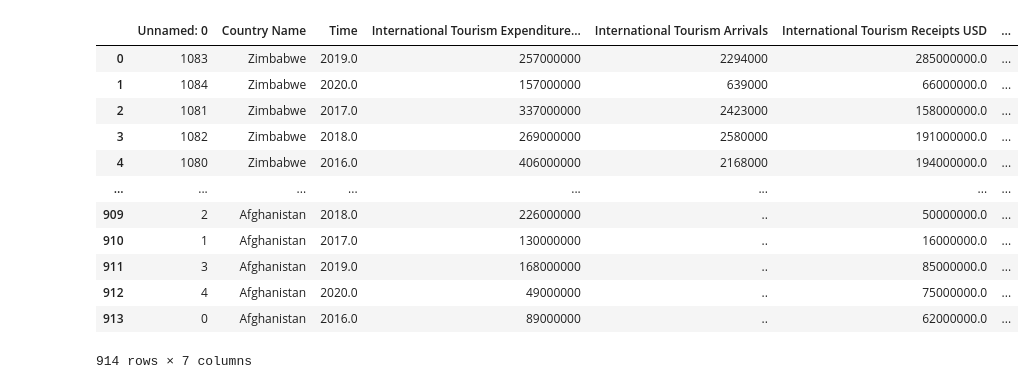
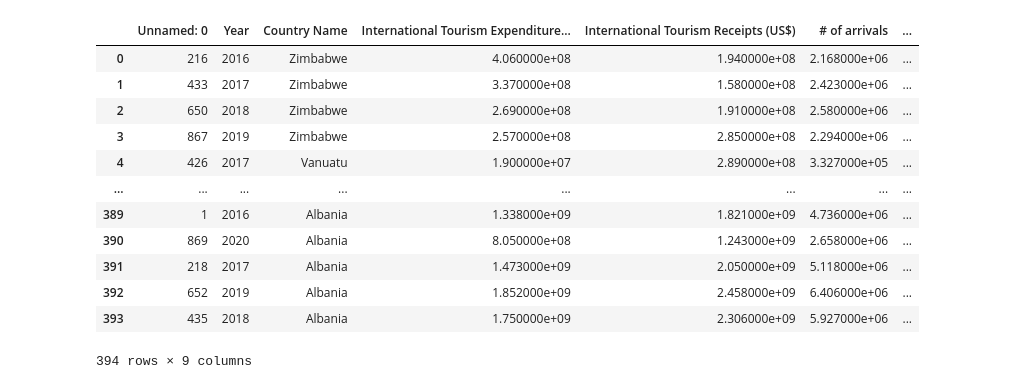
Before and after one commit to Cameron762/Project-1-11, a Jupyter notebook: Jupyter/Tourism.ipynb, the cells around one changed output. Saved outputs shown, nothing was run; the diff lists cells and outputs as text; code cells hidden in the pictures.

```diff
--- a/Jupyter/Tourism.ipynb
+++ b/Jupyter/Tourism.ipynb
@@ -4,5 +5,5 @@ from pathlib import Path
 # %%
-df = Path("../Resources/data.csv")
+df = Path("../Resources/tourismdata.csv")
 dfdf= pd.read_csv(df)
 dfdf.head(10)
 # %% [output]
@@ -30,7 +45,10 @@ cleandf.head()
 # %%
-df_clean = cleandf.rename(columns={"GDP (current US$) [NY.GDP.MKTP.CD]":"GDP in USD",
-"International tourism, receipts (current US$) [ST.INT.RCPT.CD]":"International Tourism Receipts USD",
-"International tourism, expenditures (current US$) [ST.INT.XPND.CD]":"International Tourism Expenditures USD",
-"International tourism, number of arrivals [ST.INT.ARVL]":"International Tourism Arrivals"})
-df_clean.head()
+renamed_df = cleandf.rename(columns={"Time":"Year",
+                                "International tourism, expenditures (current US$) [ST.INT.XPND.CD]":"International Tourism Expenditures (US$)",
+                                "International tourism, receipts (current US$) [ST.INT.RCPT.CD]":"International Tourism Receipts (US$)",
+                                "International tourism, number of arrivals [ST.INT.ARVL]":"# of arrivals",
+                                "International tourism, number of departures [ST.INT.DPRT]":"# of departures",
+                                "Population, total [SP.POP.TOTL]":"Total Population",
+                                  "GDP (current US$) [NY.GDP.MKTP.CD]":"GDP (US$)"})
+renamed_df.head()
 # %% [output]
@@ -43,4 +61,4 @@ df_clean.head()
 # %%
-dfclean = df_clean.drop(["Time Code","Country Code",],axis = 1)
+dfclean = renamed_df.drop(["Time Code","Country Code",],axis = 1)
 dfclean.head()
 # %% [output]
@@ -63,4 +99,6 @@ dtype: int64
 # %%
-clean = dfclean.dropna(how = "any")
+cleanrep = dfclean.replace('..', np.nan)
+clean = cleanrep.dropna(how = "any")
+
 clean.count()
 # %% [output]
@@ -85,18 +142,18 @@ dtype: int64
 # %%
-cleanddddf.to_csv("../Resources/cleandata.csv")
-file = Path("../Resources/cleandata.csv")
+clean.to_csv("../Resources/clean2data.csv")
+file = Path("../Resources/clean2data.csv")
 pd.read_csv(file)
 # %% [output]
-|  | Unnamed: 0 | Country Name | Time | International Tourism Expenditure... | International Tourism Arrivals | International Tourism Receipts USD | ... |
-| 0 | 1083 | Zimbabwe | 2019.0 | 257000000 | 2294000 | 285000000.0 | ... |
-| 1 | 1084 | Zimbabwe | 2020.0 | 157000000 | 639000 | 66000000.0 | ... |
-| 2 | 1081 | Zimbabwe | 2017.0 | 337000000 | 2423000 | 158000000.0 | ... |
-| 3 | 1082 | Zimbabwe | 2018.0 | 269000000 | 2580000 | 191000000.0 | ... |
-| 4 | 1080 | Zimbabwe | 2016.0 | 406000000 | 2168000 | 194000000.0 | ... |
+|  | Unnamed: 0 | Year | Country Name | International Tourism Expenditure... | International Tourism Receipts (US$) | # of arrivals | ... |
+| 0 | 216 | 2016 | Zimbabwe | 4.060000e+08 | 1.940000e+08 | 2.168000e+06 | ... |
+| 1 | 433 | 2017 | Zimbabwe | 3.370000e+08 | 1.580000e+08 | 2.423000e+06 | ... |
+| 2 | 650 | 2018 | Zimbabwe | 2.690000e+08 | 1.910000e+08 | 2.580000e+06 | ... |
+| 3 | 867 | 2019 | Zimbabwe | 2.570000e+08 | 2.850000e+08 | 2.294000e+06 | ... |
+| 4 | 426 | 2017 | Vanuatu | 1.900000e+07 | 2.890000e+08 | 3.327000e+05 | ... |
 | ... | ... | ... | ... | ... | ... | ... | ... |
-| 909 | 2 | Afghanistan | 2018.0 | 226000000 | .. | 50000000.0 | ... |
-| 910 | 1 | Afghanistan | 2017.0 | 130000000 | .. | 16000000.0 | ... |
-| 911 | 3 | Afghanistan | 2019.0 | 168000000 | .. | 85000000.0 | ... |
-| 912 | 4 | Afghanistan | 2020.0 | 49000000 | .. | 75000000.0 | ... |
-| 913 | 0 | Afghanistan | 2016.0 | 89000000 | .. | 62000000.0 | ... |
+| 389 | 1 | 2016 | Albania | 1.338000e+09 | 1.821000e+09 | 4.736000e+06 | ... |
+| 390 | 869 | 2020 | Albania | 8.050000e+08 | 1.243000e+09 | 2.658000e+06 | ... |
+| 391 | 218 | 2017 | Albania | 1.473000e+09 | 2.050000e+09 | 5.118000e+06 | ... |
+| 392 | 652 | 2019 | Albania | 1.852000e+09 | 2.458000e+09 | 6.406000e+06 | ... |
+| 393 | 435 | 2018 | Albania | 1.750000e+09 | 2.306000e+09 | 5.927000e+06 | ... |
-914 rows × 7 columns
+394 rows × 9 columns
```
Also changed, not shown: parts of 12 cells of this notebook, 7 other files.
